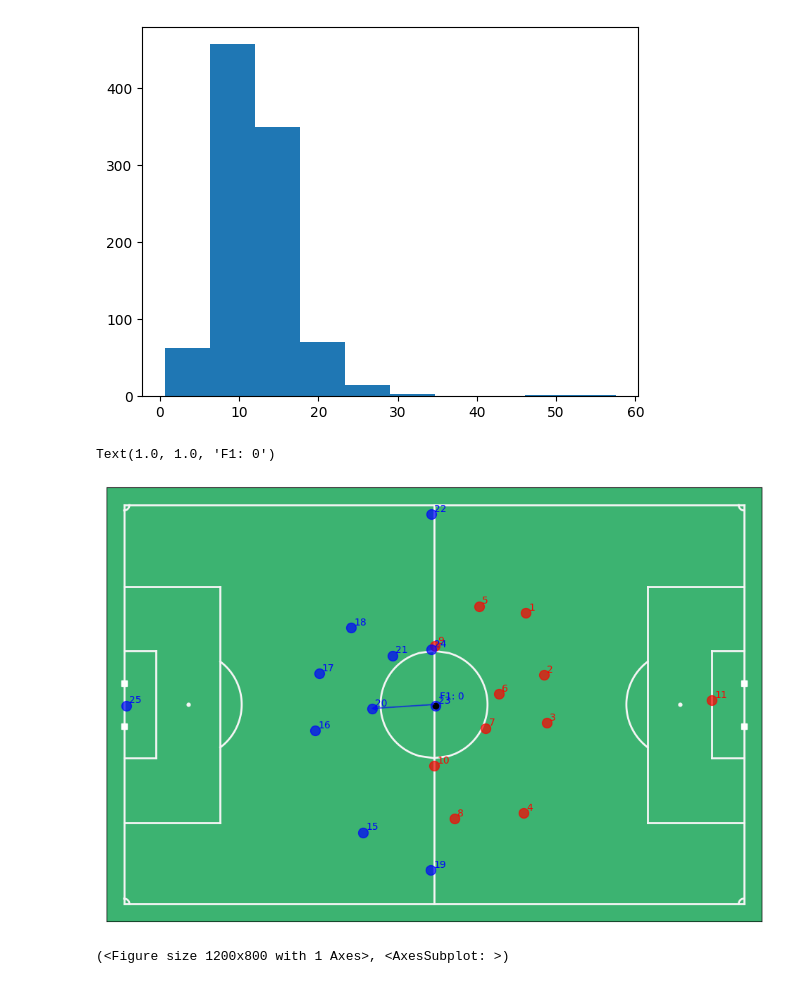
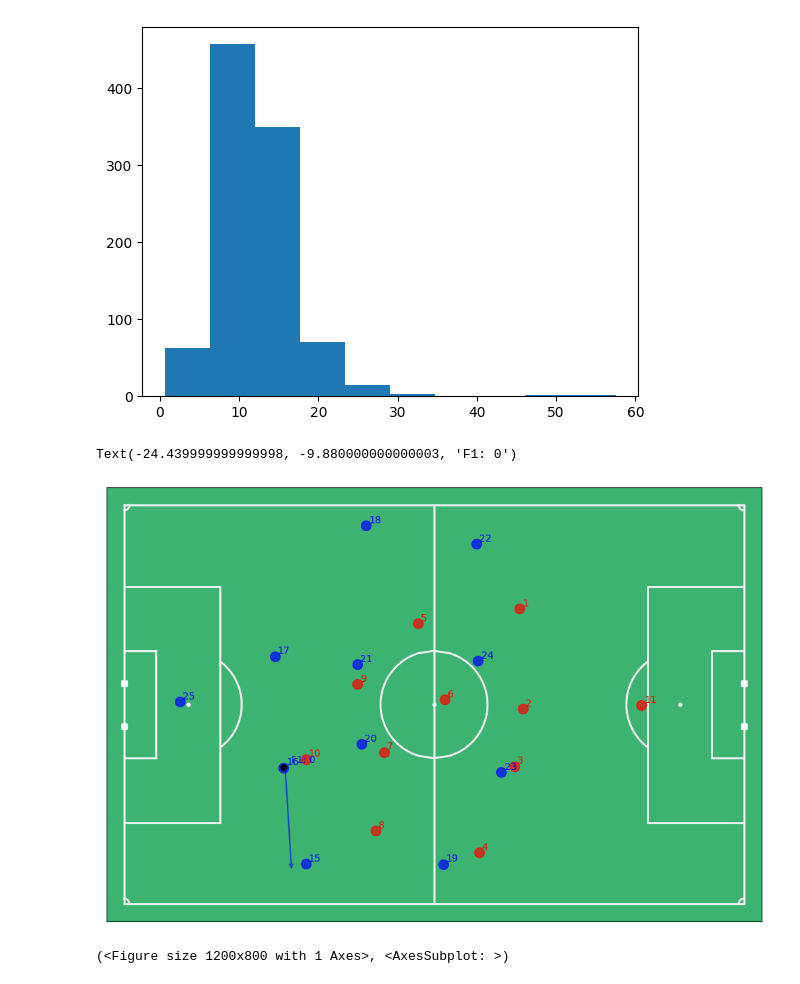
Before and after one commit to mLiang99/impact_factor_soccer_passes, a Jupyter notebook: Impact Factor Soccer Passes_v2.ipynb, the cells around one changed output. Drawn from its saved outputs; the diff is of its cells as text; code cells hidden in the pictures.

```diff
--- a/Impact Factor Soccer Passes_v2.ipynb
+++ b/Impact Factor Soccer Passes_v2.ipynb
@@ -566,18 +526,18 @@ plt.hist(speed, 10)
 [figure]
 # %%
 # We can also plot a single pass and all the positions of each team
-pass_of_interest_loc = 1
+pass_of_interest_loc = 5
 
 pass_frame_number = passes.loc[pass_of_interest_loc]["Start Frame"]
 
 fig, ax = mviz.plot_frame( tracking_home.loc[pass_frame_number], tracking_away.loc[pass_frame_number],annotate=True )
 ax.annotate("", xy=passes.loc[pass_of_interest_loc][['End X', 'End Y']], xytext=passes.loc[pass_of_interest_loc][['Start X', 'Start Y']], alpha=0.5, arrowprops=dict(
                     alpha=0.5, width=0.5, headlength=4.0, headwidth=4.0, color="blue"), annotation_clip=False)
 textstring = 'F1: ' + str(passes.loc[pass_of_interest_loc]['nbr_crossed_ply'])
 ax.text(passes.loc[pass_of_interest_loc]['Start X']+1, passes.loc[pass_of_interest_loc]['Start Y']+1,  textstring, fontsize=10, color='blue')
 # %% [output]
-Text(1.0, 1.0, 'F1: 0')
+Text(-24.439999999999998, -9.880000000000003, 'F1: 0')
-[figure, old version]
+[figure, new version]
 # %%
 fig, ax= mviz.plot_pitch()
 
```
Also changed, not shown: parts of 16 cells of this notebook.
